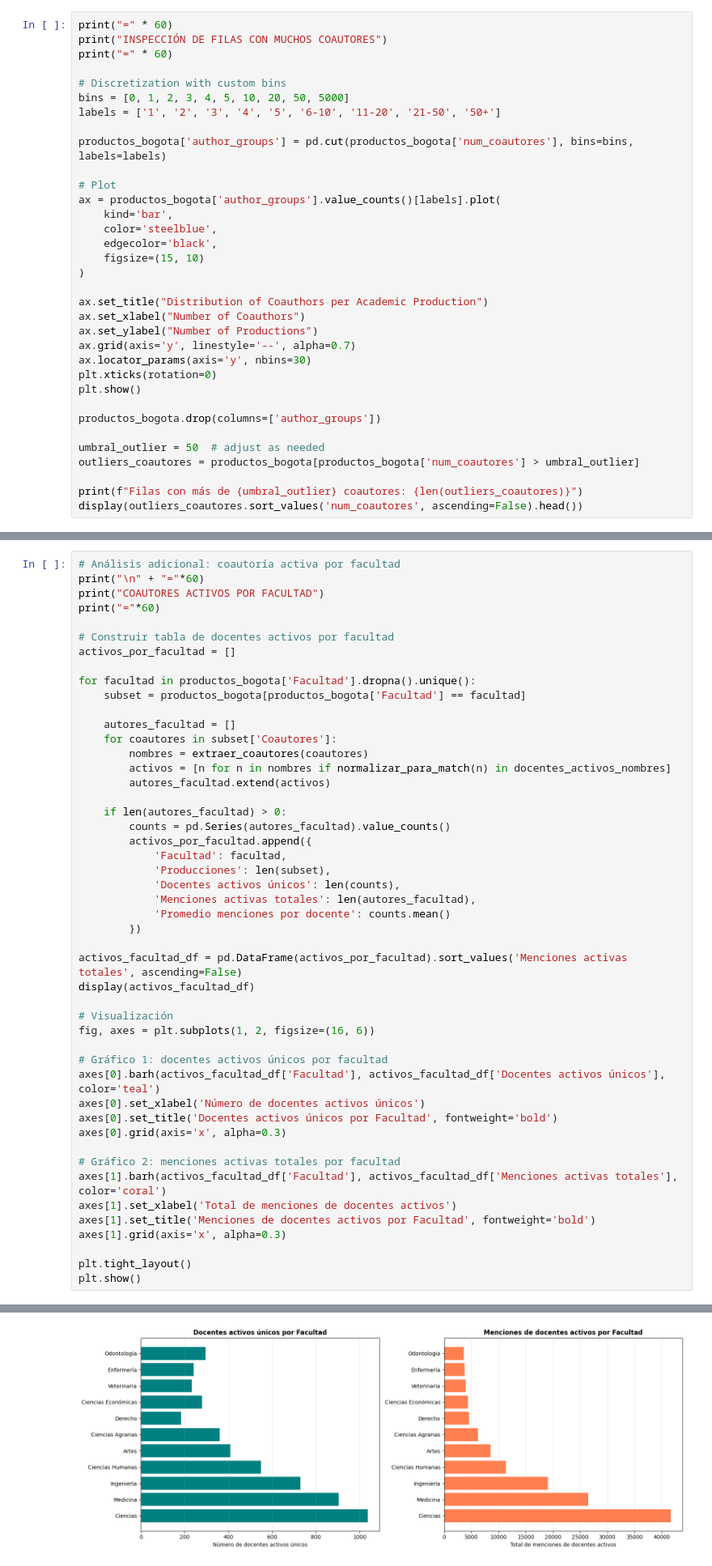
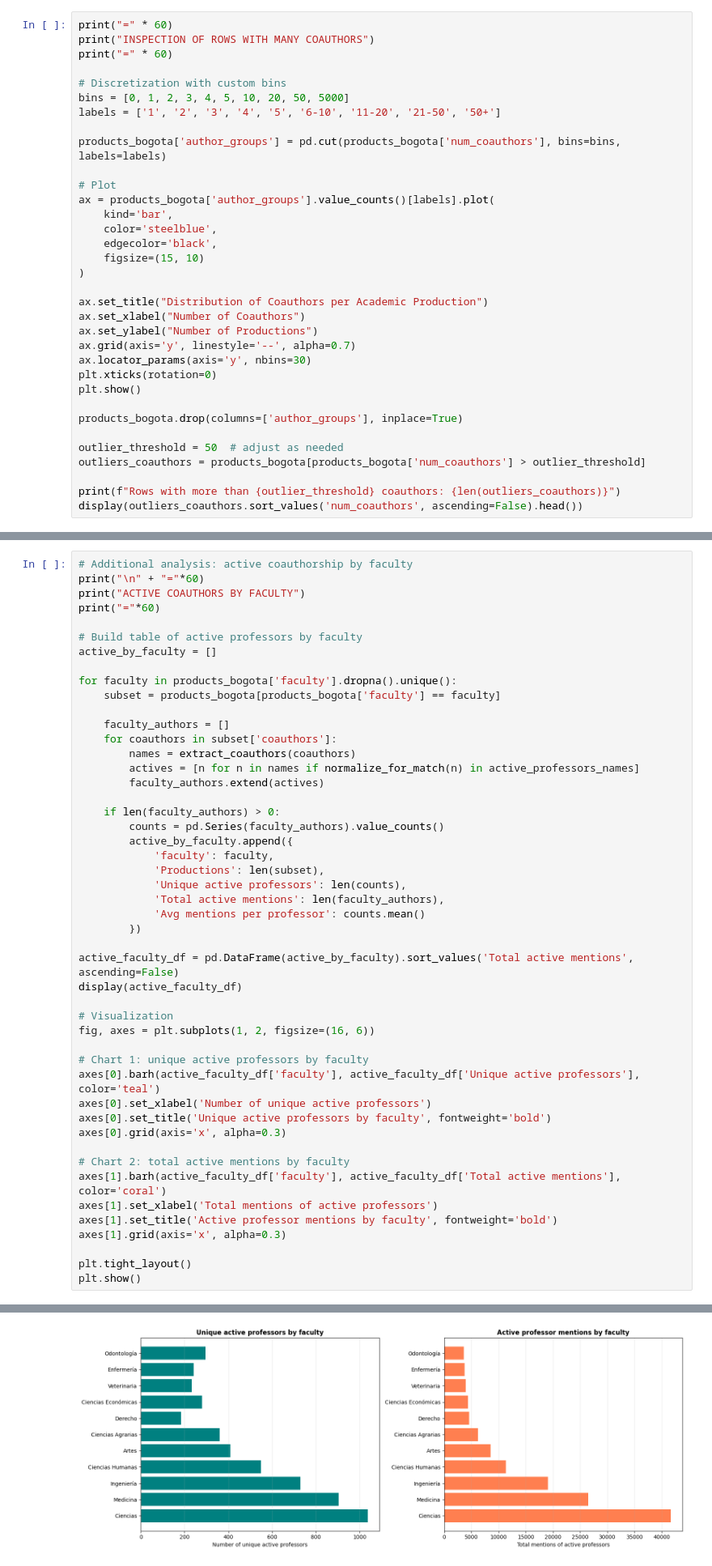
Before and after one commit to fvalderramab/proyecto_horus, a Jupyter notebook: notebooks/01_eda.ipynb, the cells around one changed output, grey strips where cells are left out. Shown at 81% size. Drawn from its saved outputs; the diff is of its cells as text.

```diff
--- a/notebooks/01_eda.ipynb
+++ b/notebooks/01_eda.ipynb
@@ -1331,17 +1355,17 @@ Total de nombres únicos de coautores: 99589
 [figure]
 # %%
 print("=" * 60)
-print("INSPECCIÓN DE FILAS CON MUCHOS COAUTORES")
+print("INSPECTION OF ROWS WITH MANY COAUTHORS")
 print("=" * 60)
 
 # Discretization with custom bins
 bins = [0, 1, 2, 3, 4, 5, 10, 20, 50, 5000]
 labels = ['1', '2', '3', '4', '5', '6-10', '11-20', '21-50', '50+']
 
-productos_bogota['author_groups'] = pd.cut(productos_bogota['num_coautores'], bins=bins, labels=labels)
+products_bogota['author_groups'] = pd.cut(products_bogota['num_coauthors'], bins=bins, labels=labels)
 
 # Plot
-ax = productos_bogota['author_groups'].value_counts()[labels].plot(
+ax = products_bogota['author_groups'].value_counts()[labels].plot(
     kind='bar',
     color='steelblue',
     edgecolor='black',
@@ -1356,12 +1380,12 @@ ax.locator_params(axis='y', nbins=30)
 plt.xticks(rotation=0)
 plt.show()
 
-productos_bogota.drop(columns=['author_groups'])
+products_bogota.drop(columns=['author_groups'], inplace=True)
 
-umbral_outlier = 50  # adjust as needed
-outliers_coautores = productos_bogota[productos_bogota['num_coautores'] > umbral_outlier]
+outlier_threshold = 50  # adjust as needed
+outliers_coauthors = products_bogota[products_bogota['num_coauthors'] > outlier_threshold]
 
-print(f"Filas con más de {umbral_outlier} coautores: {len(outliers_coautores)}")
-display(outliers_coautores.sort_values('num_coautores', ascending=False).head())
+print(f"Rows with more than {outlier_threshold} coauthors: {len(outliers_coauthors)}")
+display(outliers_coauthors.sort_values('num_coauthors', ascending=False).head())
 # %% [output]
 ============================================================
@@ -1538,47 +1562,47 @@ Docentes con >10 producciones: 1694 (87.6%)
 # %%
-# Análisis adicional: coautoría activa por facultad
+# Additional analysis: active coauthorship by faculty
 print("\n" + "="*60)
-print("COAUTORES ACTIVOS POR FACULTAD")
+print("ACTIVE COAUTHORS BY FACULTY")
 print("="*60)
 
-# Construir tabla de docentes activos por facultad
-activos_por_facultad = []
+# Build table of active professors by faculty
+active_by_faculty = []
 
-for facultad in productos_bogota['Facultad'].dropna().unique():
-    subset = productos_bogota[productos_bogota['Facultad'] == facultad]
+for faculty in products_bogota['faculty'].dropna().unique():
+    subset = products_bogota[products_bogota['faculty'] == faculty]
 
-    autores_facultad = []
-    for coautores in subset['Coautores']:
-        nombres = extraer_coautores(coautores)
-        activos = [n for n in nombres if normalizar_para_match(n) in docentes_activos_nombres]
-        autores_facultad.extend(activos)
+    faculty_authors = []
+    for coauthors in subset['coauthors']:
+        names = extract_coauthors(coauthors)
+        actives = [n for n in names if normalize_for_match(n) in active_professors_names]
+        faculty_authors.extend(actives)
 
-    if len(autores_facultad) > 0:
-        counts = pd.Series(autores_facultad).value_counts()
-        activos_por_facultad.append({
-            'Facultad': facultad,
-            'Producciones': len(subset),
-            'Docentes activos únicos': len(counts),
-            'Menciones activas totales': len(autores_facultad),
-            'Promedio menciones por docente': counts.mean()
+    if len(faculty_authors) > 0:
+        counts = pd.Series(faculty_authors).value_counts()
+        active_by_faculty.append({
+            'faculty': faculty,
+            'Productions': len(subset),
+            'Unique active professors': len(counts),
+            'Total active mentions': len(faculty_authors),
+            'Avg mentions per professor': counts.mean()
         })
 
-activos_facultad_df = pd.DataFrame(activos_por_facultad).sort_values('Menciones activas totales', ascending=False)
-display(activos_facultad_df)
+active_faculty_df = pd.DataFrame(active_by_faculty).sort_values('Total active mentions', ascending=False)
+display(active_faculty_df)
 
-# Visualización
+# Visualization
 fig, axes = plt.subplots(1, 2, figsize=(16, 6))
 
-# Gráfico 1: docentes activos únicos por facultad
-axes[0].barh(activos_facultad_df['Facultad'], activos_facultad_df['Docentes activos únicos'], color='teal')
-axes[0].set_xlabel('Número de docentes activos únicos')
-axes[0].set_title('Docentes activos únicos por Facultad', fontweight='bold')
+# Chart 1: unique active professors by faculty
+axes[0].barh(active_faculty_df['faculty'], active_faculty_df['Unique active professors'], color='teal')
+axes[0].set_xlabel('Number of unique active professors')
+axes[0].set_title('Unique active professors by faculty', fontweight='bold')
 axes[0].grid(axis='x', alpha=0.3)
 
-# Gráfico 2: menciones activas totales por facultad
-axes[1].barh(activos_facultad_df['Facultad'], activos_facultad_df['Menciones activas totales'], color='coral')
-axes[1].set_xlabel('Total de menciones de docentes activos')
-axes[1].set_title('Menciones de docentes activos por Facultad', fontweight='bold')
+# Chart 2: total active mentions by faculty
+axes[1].barh(active_faculty_df['faculty'], active_faculty_df['Total active mentions'], color='coral')
+axes[1].set_xlabel('Total mentions of active professors')
+axes[1].set_title('Active professor mentions by faculty', fontweight='bold')
 axes[1].grid(axis='x', alpha=0.3)
 
 plt.tight_layout()
@@ -1591,15 +1615,15 @@ COAUTORES ACTIVOS POR FACULTAD
 | 5 | Ciencias | 33701 | 1037 | 41681 | 40.193828 |
 | 8 | Medicina | 21115 | 904 | 26491 | 29.304204 |
 | 0 | Ingeniería | 15228 | 730 | 19108 | 26.175342 |
 | 4 | Ciencias Humanas | 10415 | 550 | 11372 | 20.676364 |
 | 1 | Artes | 7640 | 410 | 8550 | 20.853659 |
 | 2 | Ciencias Agrarias | 4884 | 361 | 6250 | 17.313019 |
 | 6 | Derecho | 4268 | 184 | 4603 | 25.016304 |
 | 3 | Ciencias Económicas | 3758 | 280 | 4389 | 15.675000 |
 | 10 | Veterinaria | 3256 | 233 | 3961 | 17.000000 |
 | 7 | Enfermería | 2838 | 242 | 3723 | 15.384298 |
 | 9 | Odontología | 2733 | 295 | 3582 | 12.142373 |
-[figure, old version]
+[figure, new version]
 # %% [markdown]
 ## 2.10. Topic modeling feasibility
 # %%
```
Also changed, not shown: parts of 40 cells of this notebook.
